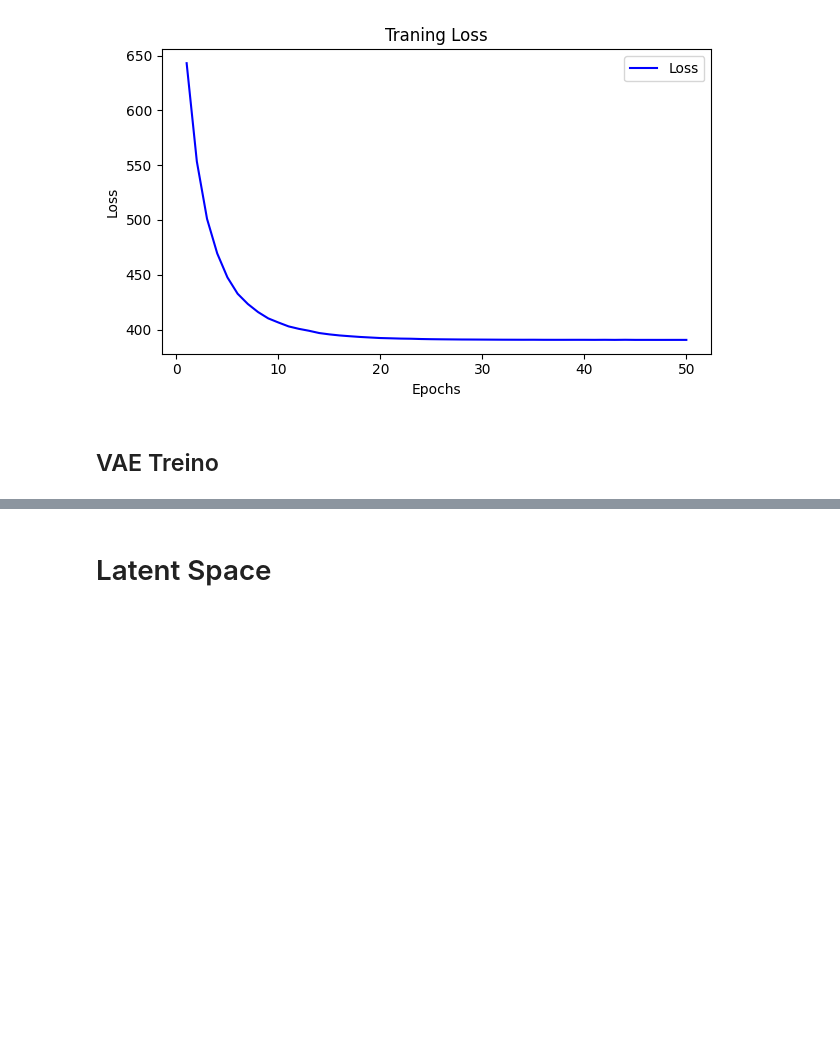
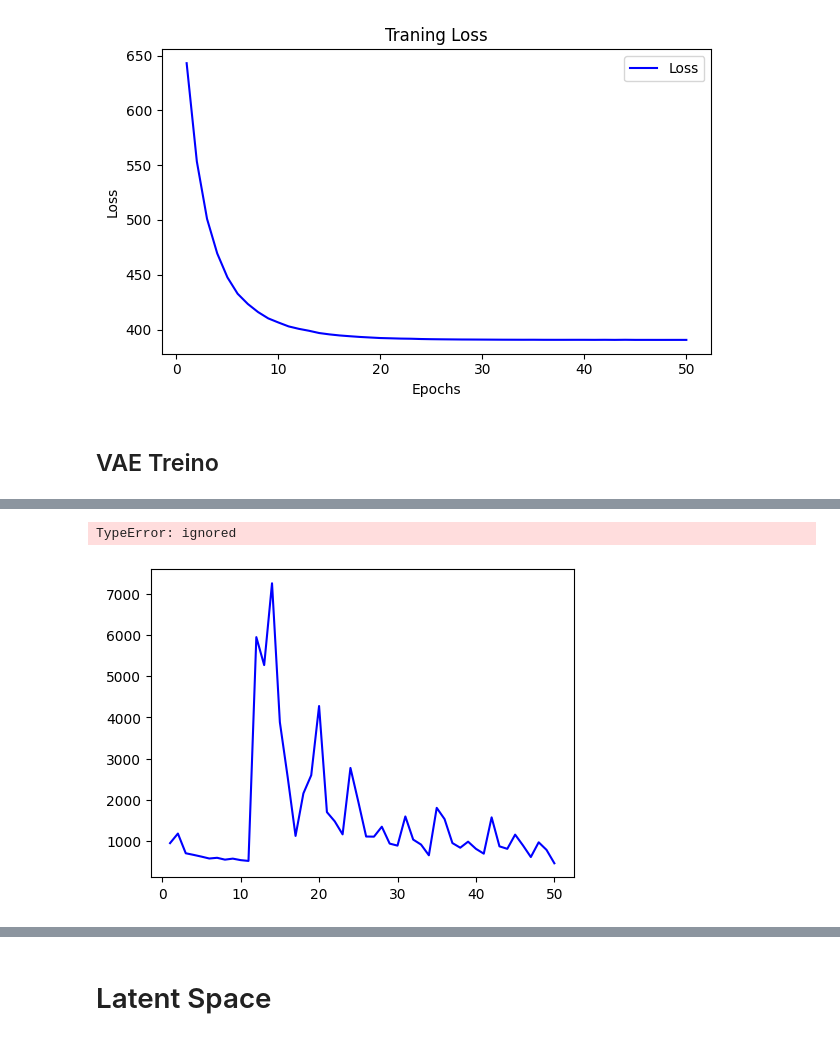
Before and after one commit to ra4ola/APA-Assigment2, a Jupyter notebook: Parte 1/Parte1.ipynb, the cells around one changed output, grey strips where cells are left out. Cells and saved outputs as stored; diff of their text form; code cells hidden in the pictures; blank space fills up the shorter version.

```diff
--- a/Parte 1/Parte1.ipynb
+++ b/Parte 1/Parte1.ipynb
@@ -204,21 +207,15 @@ def train(model, criterion, optimizer, train_loader, epochs, modelName, schedule
 ### Função de Implementação das Perdas
 # %%
 # @title Evalute Training
-
-def evaluate_training(training_loader, loss_fn, num_epochs, modelName, path=PATH):
+def evaluate_training(model, training_loader, loss_fn, num_epochs, modelName, path=PATH):
     all_losses = []
     all_kl_loss = []
 
-    # Load the model outside the epoch loop
-
+    model.eval()
 
     for epoch in range(num_epochs):
         running_loss = 0.0
         running_kld = 0.0
-        model_path = pathModelStr(modelName=modelName, path=path, epoch=epoch)
-        model = torch.load(model_path).to(device)
-
-        model.eval()
 
         with torch.no_grad():
             for batch in training_loader:
@@ -230,17 +227,20 @@ def evaluate_training(training_loader, loss_fn, num_epochs, modelName, path=PATH
                     reconstruction_loss = loss_fn(outputs, inputs)
                     kld_loss = -0.5 * torch.sum(1 + log_var - mean.pow(2) - log_var.exp())
                     loss = reconstruction_loss + kld_loss
+                    running_kld += kld_loss.item()
                 else:
                     outputs = model(inputs)
                     loss = loss_fn(outputs, inputs)
-
                 running_loss += loss.item()
-                running_kld += kld_loss.item() if isinstance(model, VAE) else 0
 
         all_losses.append(running_loss)
         all_kl_loss.append(running_kld)
 
-        print(f'Epoch {epoch}: Epoch Loss: {running_loss/len(train_loader):.4f}, KL Divergence: {running_kld:.4f}')
+        print(f'Epoch {epoch}: Epoch Loss: {running_loss/len(training_loader):.4f}', end='')
+        if isinstance(model, VAE):
+            print(f', KL Divergence: {running_kld:.4f}')
+        else:
+            print('')
 
     return all_losses, all_kl_loss
 # %% [markdown]
@@ -483,7 +517,10 @@ loss,kld_loss =evaluate_training(
 # %%
 # @title VAE Plot Losses
 
-plot_loss_accuracy(losses= loss)
+plot_loss_accuracy(losses= loss, Tittle= "VAE Loss")
+# %% [output]
+TypeError: ignored
+[figure, added]
 # %%
 # @title Reconstrução das Imagens
 reconstruction_images_plot(vae,test_loader)
```
Also changed, not shown: parts of 10 cells of this notebook.
